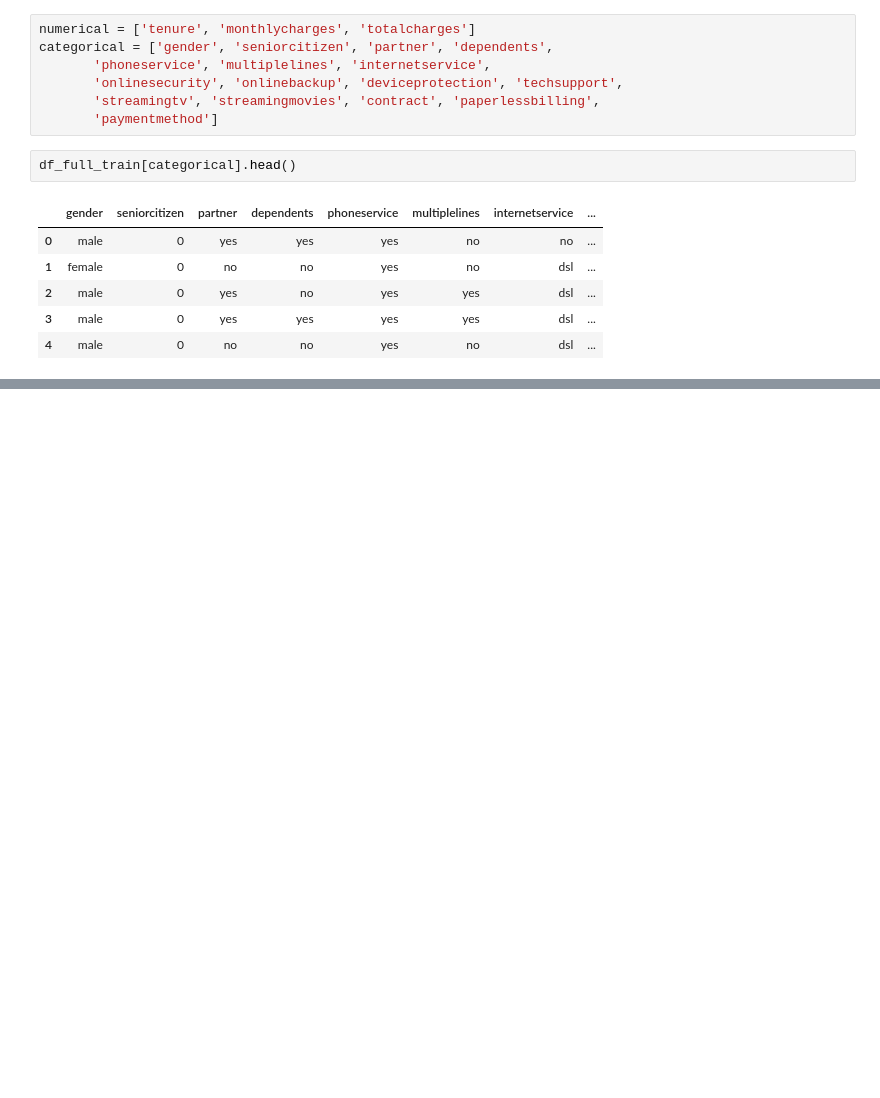
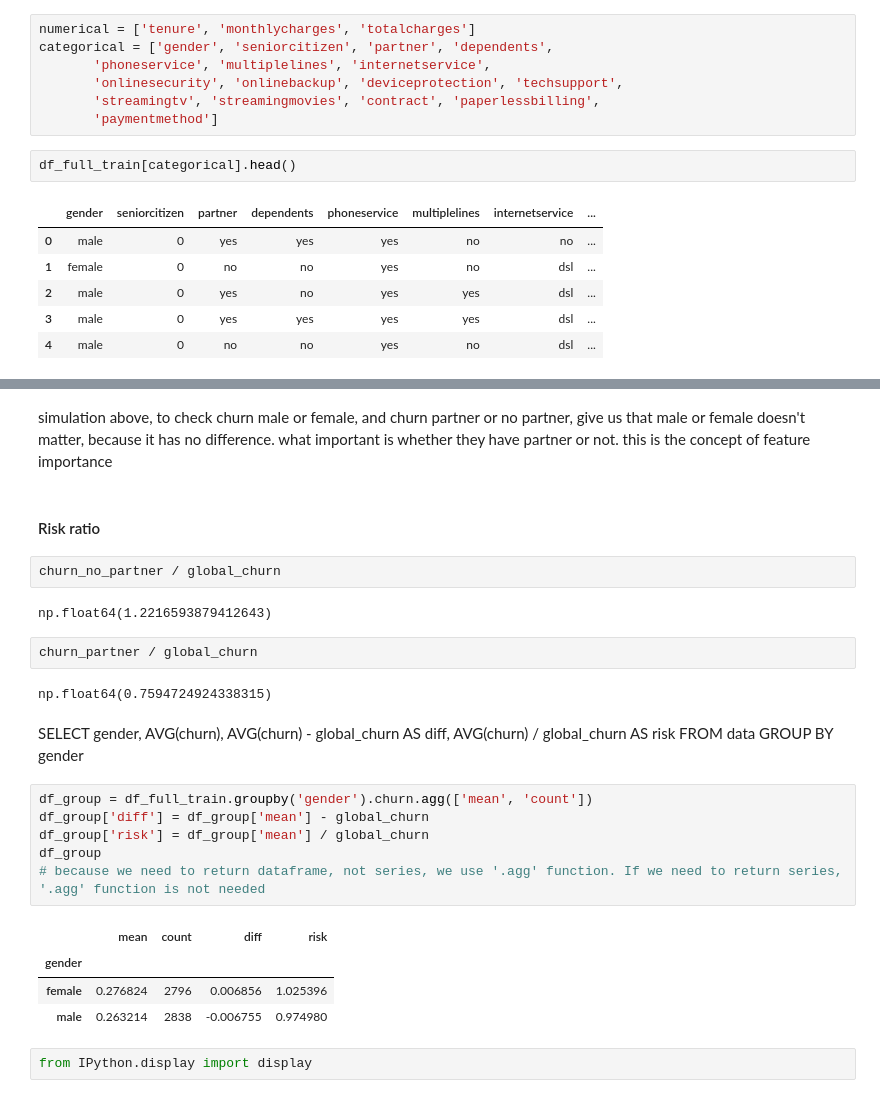
Before and after one commit to gilangbahana/ml-zoomcamp, a Jupyter notebook: 03-classification/Machine Learning for Classification.ipynb, the cells around one changed output, grey strips where cells are left out. Cells and saved outputs as stored; diff of their text form; blank space fills up the shorter version.

```diff
--- a/03-classification/Machine Learning for Classification.ipynb
+++ b/03-classification/Machine Learning for Classification.ipynb
@@ -304,0 +385,35 @@ df_full_train[categorical].head()
+# %% [markdown]
+simulation above, to check churn male or female, and churn partner or no partner, give us that male or female doesn't matter, because it has no difference. what important is whether they have partner or not. this is the concept of feature importance
+# %% [markdown]
+#### Risk ratio
+# %%
+churn_no_partner / global_churn
+# %% [output]
+np.float64(1.2216593879412643)
+# %%
+churn_partner / global_churn
+# %% [output]
+np.float64(0.7594724924338315)
+# %% [markdown]
+SELECT
+    gender,
+    AVG(churn),
+    AVG(churn) - global_churn AS diff,
+    AVG(churn) / global_churn AS risk
+FROM
+    data
+GROUP BY
+    gender
+# %%
+df_group = df_full_train.groupby('gender').churn.agg(['mean', 'count'])
+df_group['diff'] = df_group['mean'] - global_churn
+df_group['risk'] = df_group['mean'] / global_churn
+df_group
+# because we need to return dataframe, not series, we use '.agg' function. If we need to return series, '.agg' function is not needed
+# %% [output]
+|  | mean | count | diff | risk |
+| gender |  |  |  |  |
+| female | 0.276824 | 2796 | 0.006856 | 1.025396 |
+| male | 0.263214 | 2838 | -0.006755 | 0.974980 |
+# %%
+from IPython.display import display
```
Also changed, not shown: parts of 17 cells of this notebook.
